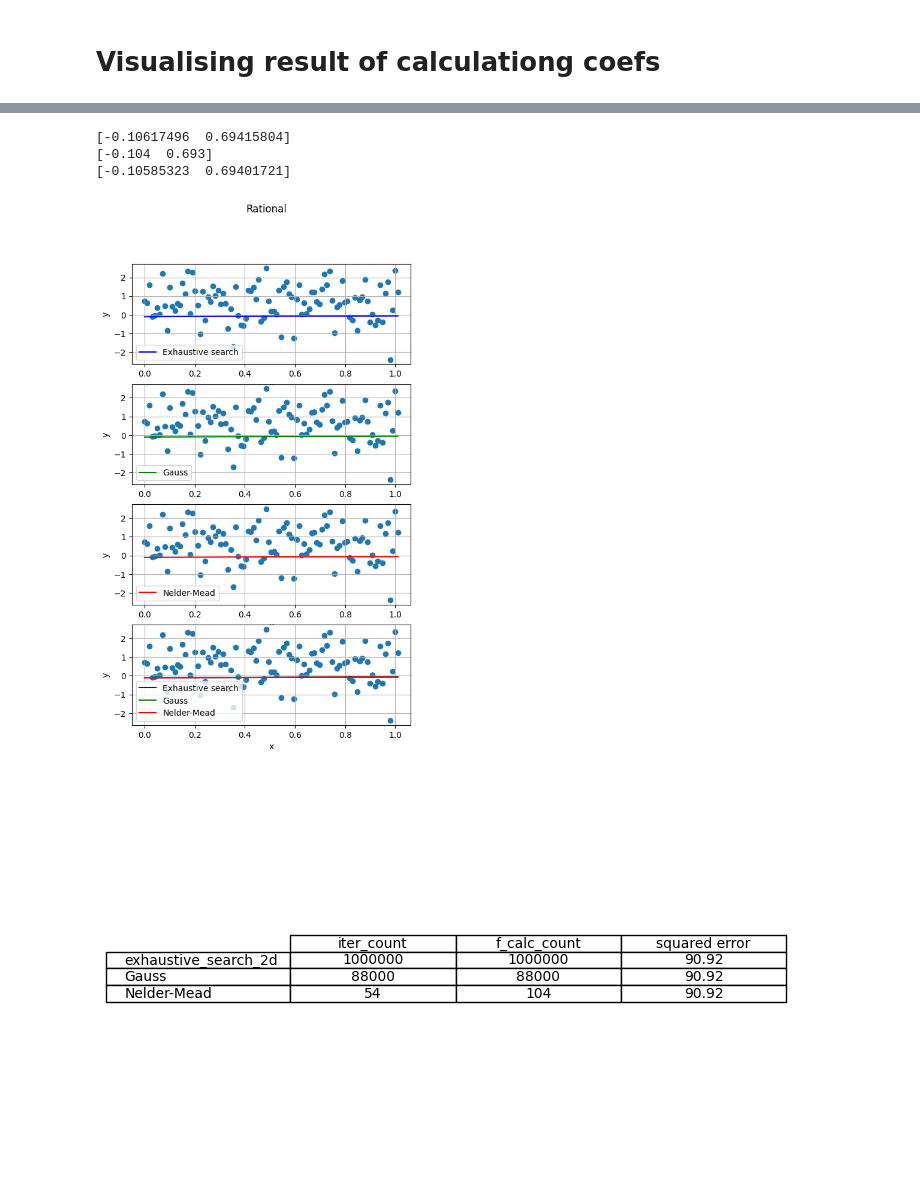
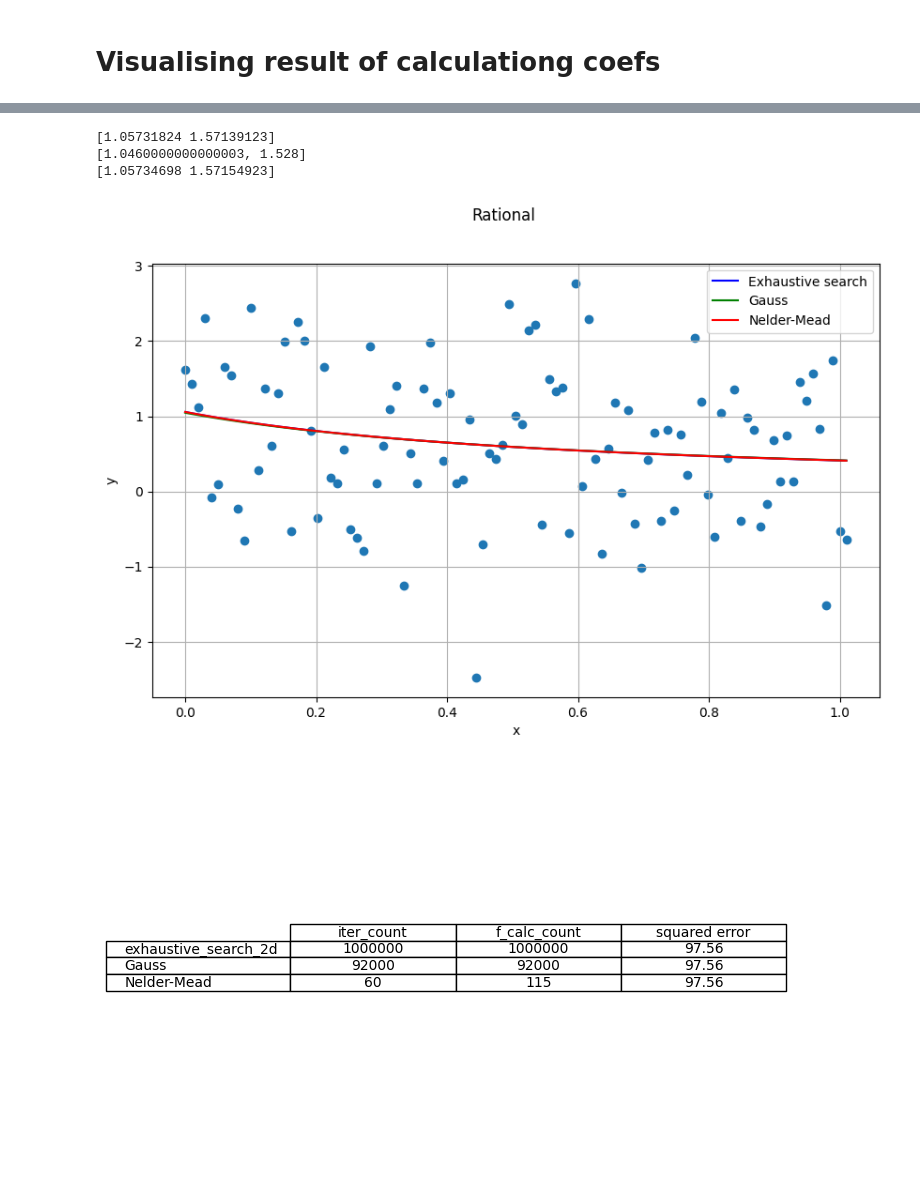
Before and after one commit to RuslanKozlyak/Labs_ITMO, a Jupyter notebook: AandD/Lr3.ipynb, the cells around one changed output, grey strips where cells are left out. Saved outputs shown, nothing was run; the diff lists cells and outputs as text; code cells hidden in the pictures.

```diff
--- a/AandD/Lr3.ipynb
+++ b/AandD/Lr3.ipynb
@@ -299,16 +314,16 @@ plot_aprox_result(x, y, methods_and_coafs,linear, 'linear')
 # %%
 methods_and_coafs_rational = {
     'Exhaustive search': brute_force_coafs_rational,
     'Gauss': coord_descent_coefs_rational,
     'Nelder-Mead': nelder_mead_rational['x'],
 }
 
-plot_aprox_result(x, y, methods_and_coafs, rational, 'Rational')
+plot_aprox_result(x, y, methods_and_coafs_rational, rational, 'Rational', plot_full_only=True, figsize=(10,6))
 # %% [output]
-[-0.10617496  0.69415804]
-[-0.104  0.693]
-[-0.10585323  0.69401721]
+[1.05731824 1.57139123]
+[1.0460000000000003, 1.528]
+[1.05734698 1.57154923]
-[figure, old version]
+[figure, new version]
 # %%
 make_table_2d([brute_force_result,coordinate_descent_result,nelder_mead_result])
 # %% [output]
```
Also changed, not shown: parts of 27 cells of this notebook, 1 other file.
